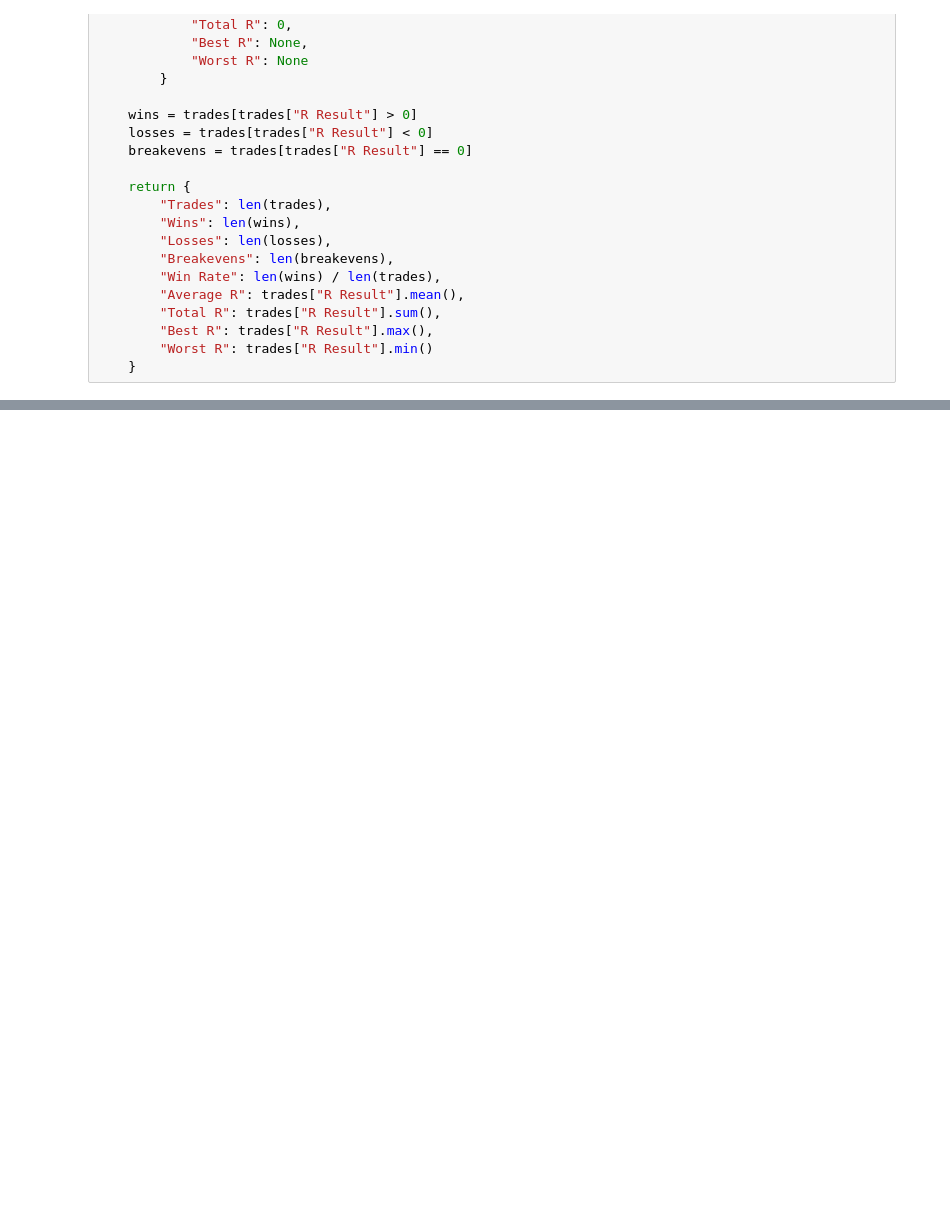
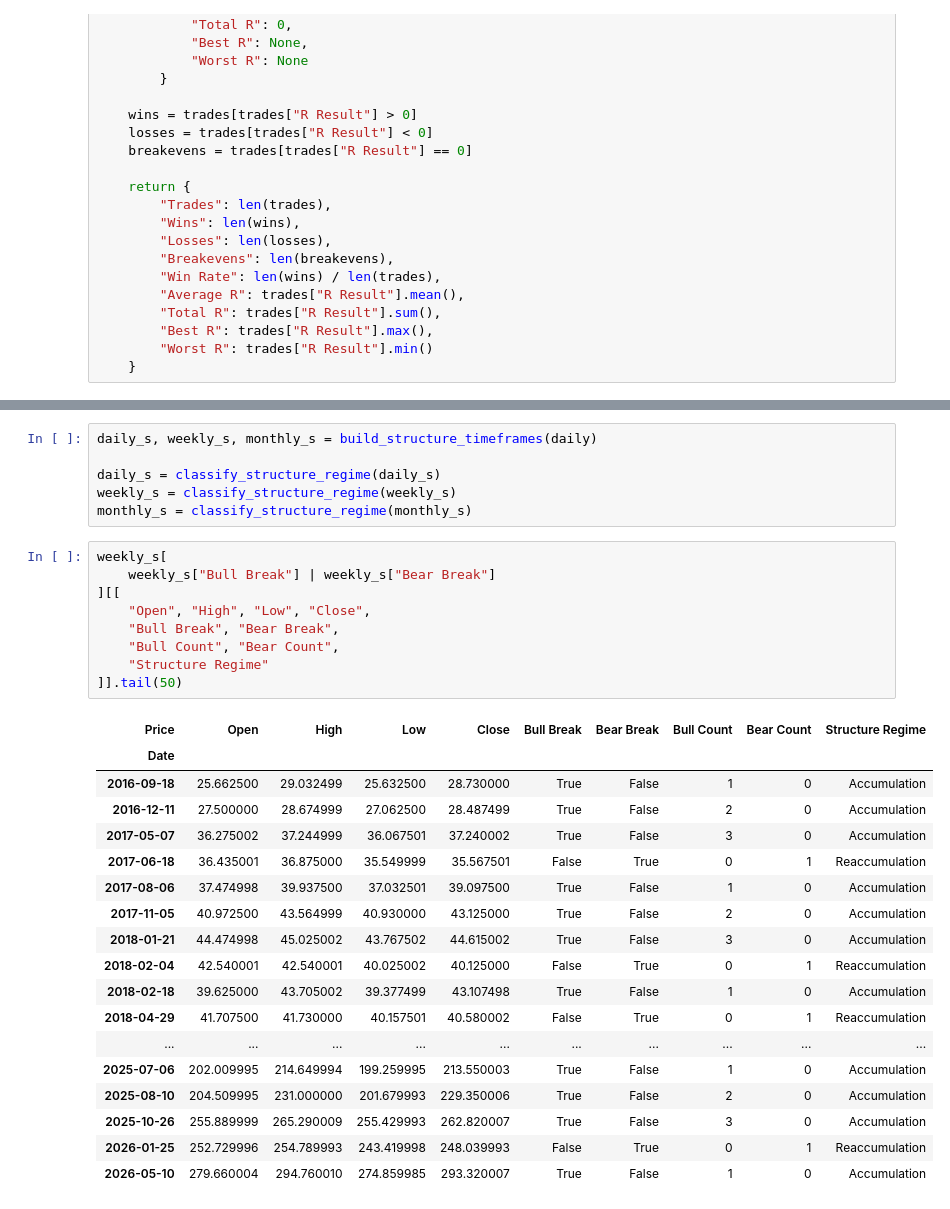
Before and after one commit to michellelclaw-svg/Secure-Algorithmic-Trading-Platform-, a Jupyter notebook: MIKESnotebooks/strategy_research.ipynb, the cells around one changed output, grey strips where cells are left out. Saved outputs shown, nothing was run; the diff lists cells and outputs as text; blank space fills up the shorter version.

```diff
--- a/MIKESnotebooks/strategy_research.ipynb
+++ b/MIKESnotebooks/strategy_research.ipynb
@@ -482,0 +925,34 @@ test_10 = ["VSH", "NOK", "STX", "SNDK", "META", "MCHP", "WDC", "AVGO", "WOLF", "
+# %%
+daily_s, weekly_s, monthly_s = build_structure_timeframes(daily)
+
+daily_s = classify_structure_regime(daily_s)
+weekly_s = classify_structure_regime(weekly_s)
+monthly_s = classify_structure_regime(monthly_s)
+# %%
+weekly_s[
+    weekly_s["Bull Break"] | weekly_s["Bear Break"]
+][[
+    "Open", "High", "Low", "Close",
+    "Bull Break", "Bear Break",
+    "Bull Count", "Bear Count",
+    "Structure Regime"
+]].tail(50)
+# %% [output]
+| Price | Open | High | Low | Close | Bull Break | Bear Break | Bull Count | Bear Count | Structure Regime |
+| Date |  |  |  |  |  |  |  |  |  |
+| 2016-09-18 | 25.662500 | 29.032499 | 25.632500 | 28.730000 | True | False | 1 | 0 | Accumulation |
+| 2016-12-11 | 27.500000 | 28.674999 | 27.062500 | 28.487499 | True | False | 2 | 0 | Accumulation |
+| 2017-05-07 | 36.275002 | 37.244999 | 36.067501 | 37.240002 | True | False | 3 | 0 | Accumulation |
+| 2017-06-18 | 36.435001 | 36.875000 | 35.549999 | 35.567501 | False | True | 0 | 1 | Reaccumulation |
+| 2017-08-06 | 37.474998 | 39.937500 | 37.032501 | 39.097500 | True | False | 1 | 0 | Accumulation |
+| 2017-11-05 | 40.972500 | 43.564999 | 40.930000 | 43.125000 | True | False | 2 | 0 | Accumulation |
+| 2018-01-21 | 44.474998 | 45.025002 | 43.767502 | 44.615002 | True | False | 3 | 0 | Accumulation |
+| 2018-02-04 | 42.540001 | 42.540001 | 40.025002 | 40.125000 | False | True | 0 | 1 | Reaccumulation |
+| 2018-02-18 | 39.625000 | 43.705002 | 39.377499 | 43.107498 | True | False | 1 | 0 | Accumulation |
+| 2018-04-29 | 41.707500 | 41.730000 | 40.157501 | 40.580002 | False | True | 0 | 1 | Reaccumulation |
+| ... | ... | ... | ... | ... | ... | ... | ... | ... | ... |
+| 2025-07-06 | 202.009995 | 214.649994 | 199.259995 | 213.550003 | True | False | 1 | 0 | Accumulation |
+| 2025-08-10 | 204.509995 | 231.000000 | 201.679993 | 229.350006 | True | False | 2 | 0 | Accumulation |
+| 2025-10-26 | 255.889999 | 265.290009 | 255.429993 | 262.820007 | True | False | 3 | 0 | Accumulation |
+| 2026-01-25 | 252.729996 | 254.789993 | 243.419998 | 248.039993 | False | True | 0 | 1 | Reaccumulation |
+| 2026-05-10 | 279.660004 | 294.760010 | 274.859985 | 293.320007 | True | False | 1 | 0 | Accumulation |
```
Also changed, not shown: parts of 39 cells of this notebook.
